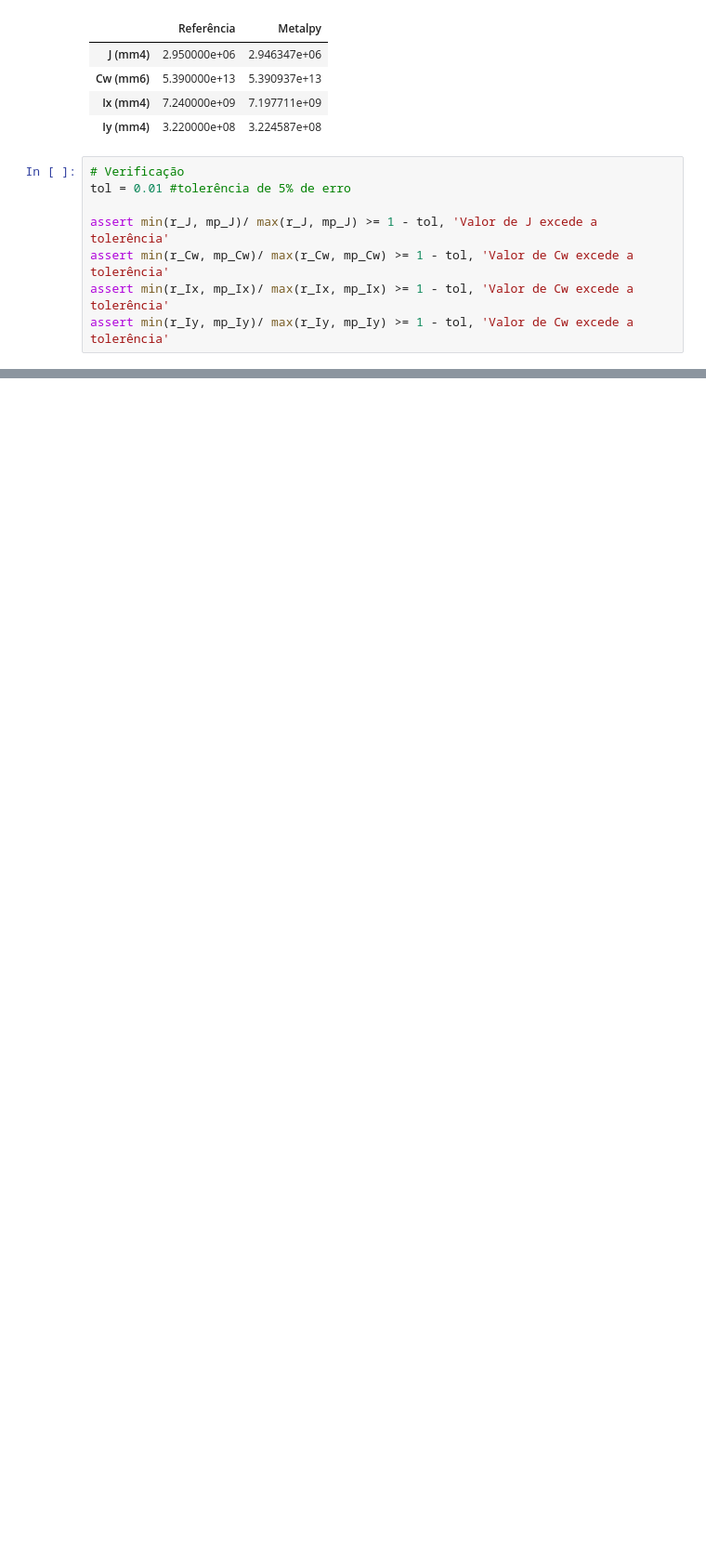
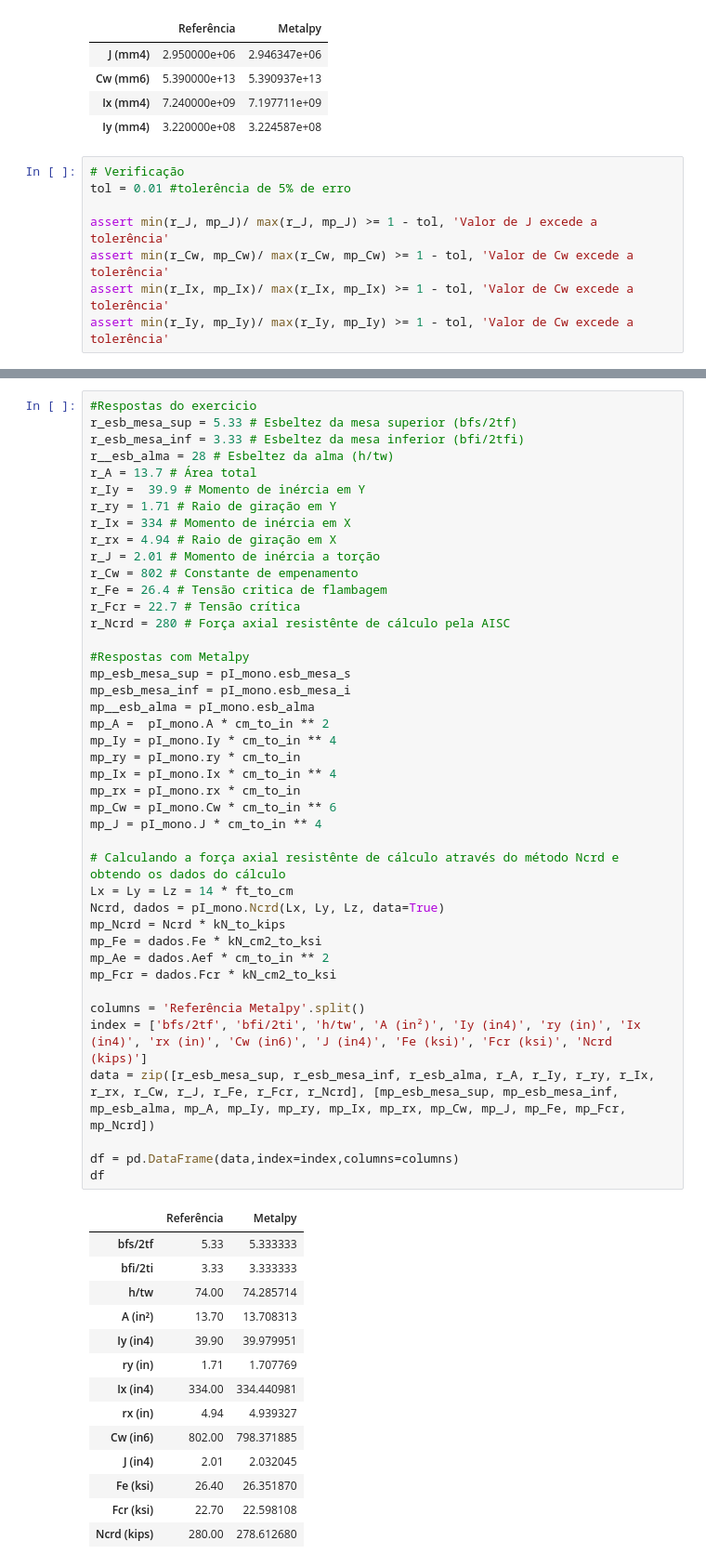
Before and after one commit to JoaoSevergnini/metalpy, a Jupyter notebook: ex_perfis_I_soldados.ipynb, the cells around one changed output, grey strips where cells are left out. Shown at 93% size. Drawn from its saved outputs; the diff is of its cells as text; blank space fills up the shorter version.

```diff
--- a/exemplos_perfis_I_soldados.ipynb
+++ b/ex_perfis_I_soldados.ipynb
@@ -317,0 +518,57 @@ I17x8 = PerfilI(d, bf, bf, tw, tf, tf, A572, norma='AISC360')
+# %%
+#Respostas do exercicio
+r_esb_mesa_sup = 5.33 # Esbeltez da mesa superior (bfs/2tf)
+r_esb_mesa_inf = 3.33 # Esbeltez da mesa inferior (bfi/2tfi)
+r__esb_alma = 28 # Esbeltez da alma (h/tw)
+r_A = 13.7 # Área total
+r_Iy =  39.9 # Momento de inércia em Y
+r_ry = 1.71 # Raio de giração em Y
+r_Ix = 334 # Momento de inércia em X
+r_rx = 4.94 # Raio de giração em X
+r_J = 2.01 # Momento de inércia a torção
+r_Cw = 802 # Constante de empenamento
+r_Fe = 26.4 # Tensão critica de flambagem
+r_Fcr = 22.7 # Tensão crítica
+r_Ncrd = 280 # Força axial resistênte de cálculo pela AISC
+
+#Respostas com Metalpy
+mp_esb_mesa_sup = pI_mono.esb_mesa_s
+mp_esb_mesa_inf = pI_mono.esb_mesa_i
+mp__esb_alma = pI_mono.esb_alma
+mp_A =  pI_mono.A * cm_to_in ** 2
+mp_Iy = pI_mono.Iy * cm_to_in ** 4
+mp_ry = pI_mono.ry * cm_to_in
+mp_Ix = pI_mono.Ix * cm_to_in ** 4
+mp_rx = pI_mono.rx * cm_to_in
+mp_Cw = pI_mono.Cw * cm_to_in ** 6
+mp_J = pI_mono.J * cm_to_in ** 4
+
+# Calculando a força axial resistênte de cálculo através do método Ncrd e obtendo os dados do cálculo
+Lx = Ly = Lz = 14 * ft_to_cm
+Ncrd, dados = pI_mono.Ncrd(Lx, Ly, Lz, data=True)
+mp_Ncrd = Ncrd * kN_to_kips
+mp_Fe = dados.Fe * kN_cm2_to_ksi
+mp_Ae = dados.Aef * cm_to_in ** 2
+mp_Fcr = dados.Fcr * kN_cm2_to_ksi
+
+columns = 'Referência Metalpy'.split()
+index = ['bfs/2tf', 'bfi/2ti', 'h/tw', 'A (in²)', 'Iy (in4)', 'ry (in)', 'Ix (in4)', 'rx (in)', 'Cw (in6)', 'J (in4)', 'Fe (ksi)', 'Fcr (ksi)', 'Ncrd (kips)']
+data = zip([r_esb_mesa_sup, r_esb_mesa_inf, r_esb_alma, r_A, r_Iy, r_ry, r_Ix, r_rx, r_Cw, r_J, r_Fe, r_Fcr, r_Ncrd], [mp_esb_mesa_sup, mp_esb_mesa_inf, mp_esb_alma, mp_A, mp_Iy, mp_ry, mp_Ix, mp_rx, mp_Cw, mp_J, mp_Fe, mp_Fcr, mp_Ncrd])
+
+df = pd.DataFrame(data,index=index,columns=columns)
+df
+# %% [output]
+|  | Referência | Metalpy |
+| bfs/2tf | 5.33 | 5.333333 |
+| bfi/2ti | 3.33 | 3.333333 |
+| h/tw | 74.00 | 74.285714 |
+| A (in²) | 13.70 | 13.708313 |
+| Iy (in4) | 39.90 | 39.979951 |
+| ry (in) | 1.71 | 1.707769 |
+| Ix (in4) | 334.00 | 334.440981 |
+| rx (in) | 4.94 | 4.939327 |
+| Cw (in6) | 802.00 | 798.371885 |
+| J (in4) | 2.01 | 2.032045 |
+| Fe (ksi) | 26.40 | 26.351870 |
+| Fcr (ksi) | 22.70 | 22.598108 |
+| Ncrd (kips) | 280.00 | 278.612680 |
```
Also changed, not shown: parts of 19 cells of this notebook, 3 other files.
